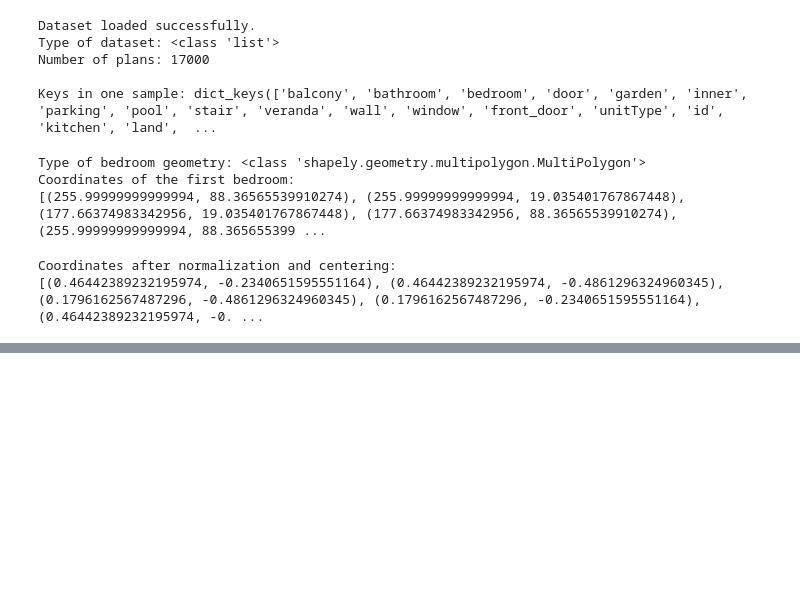
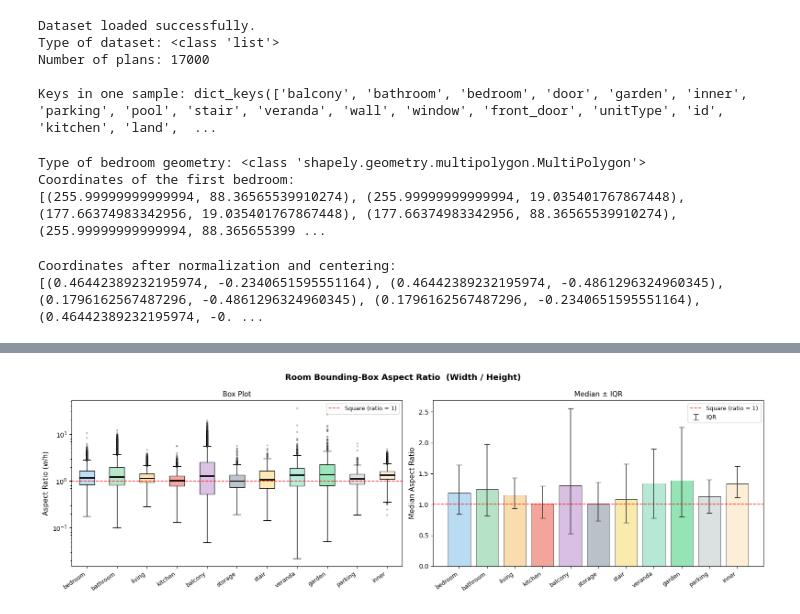
Before and after one commit to Rexalguy/AI-Architectural-project, a Jupyter notebook: data_preprocessing.ipynb, the cells around one changed output, grey strips where cells are left out. Saved outputs shown, nothing was run; the diff lists cells and outputs as text; code cells hidden in the pictures; blank space fills up the shorter version.

```diff
--- a/data_preprocessing.ipynb
+++ b/data_preprocessing.ipynb
@@ -210,0 +560,52 @@ ModuleNotFoundError: No module named 'torch_geometric'
+# %%
+# ==========================================
+# STEP 11: Visualization 4 — Room Aspect Ratio
+# ==========================================
+
+import matplotlib.pyplot as plt
+import numpy as np
+
+plot_rooms = [rt for rt in ROOM_TYPES if len(room_asp_ratios[rt]) > 50]
+colors     = [ROOM_COLORS.get(rt, '#CCCCCC') for rt in plot_rooms]
+
+fig, axes = plt.subplots(1, 2, figsize=(16, 5))
+fig.suptitle("Room Bounding-Box Aspect Ratio  (Width / Height)", fontsize=13, fontweight='bold')
+
+# Box plot
+bp = axes[0].boxplot(
+    [room_asp_ratios[rt] for rt in plot_rooms],
+    labels=plot_rooms, patch_artist=True,
+    flierprops=dict(marker='o', markersize=2, alpha=0.25, markerfacecolor='grey'),
+    medianprops=dict(color='black', linewidth=2)
+)
+for patch, color in zip(bp['boxes'], colors):
+    patch.set_facecolor(color)
+    patch.set_alpha(0.8)
+axes[0].axhline(1.0, color='red', linestyle='--', linewidth=1.2, alpha=0.8, label='Square (ratio = 1)')
+axes[0].set_xticklabels(plot_rooms, rotation=35, ha='right', fontsize=9)
+axes[0].set_ylabel("Aspect Ratio (w/h)", fontsize=11)
+axes[0].set_title("Box Plot", fontsize=11)
+axes[0].legend(fontsize=9)
+axes[0].set_yscale('log')
+
+# Median + IQR bar chart for quick comparison
+medians = [np.median(room_asp_ratios[rt]) for rt in plot_rooms]
+q1s     = [np.percentile(room_asp_ratios[rt], 25) for rt in plot_rooms]
+q3s     = [np.percentile(room_asp_ratios[rt], 75) for rt in plot_rooms]
+errs    = [[m - q1 for m, q1 in zip(medians, q1s)],
+           [q3 - m  for m, q3 in zip(medians, q3s)]]
+
+axes[1].bar(plot_rooms, medians, color=colors, edgecolor='#333', linewidth=0.7, alpha=0.85)
+axes[1].errorbar(plot_rooms, medians, yerr=errs, fmt='none', color='#333333',
+                 capsize=4, linewidth=1.2, label='IQR')
+axes[1].axhline(1.0, color='red', linestyle='--', linewidth=1.2, alpha=0.8, label='Square (ratio = 1)')
+axes[1].set_xticklabels(plot_rooms, rotation=35, ha='right', fontsize=9)
+axes[1].set_ylabel("Median Aspect Ratio", fontsize=11)
+axes[1].set_title("Median ± IQR", fontsize=11)
+axes[1].legend(fontsize=9)
+
+plt.tight_layout()
+plt.savefig("viz4_aspect_ratio.png", dpi=150, bbox_inches='tight')
+plt.show()
+# %% [output]
+[figure, added]
```
Also changed, not shown: parts of 10 cells of this notebook.
